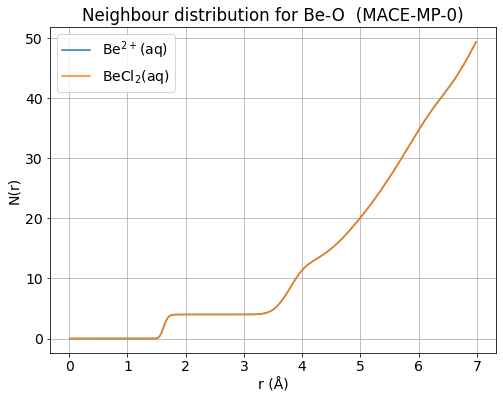
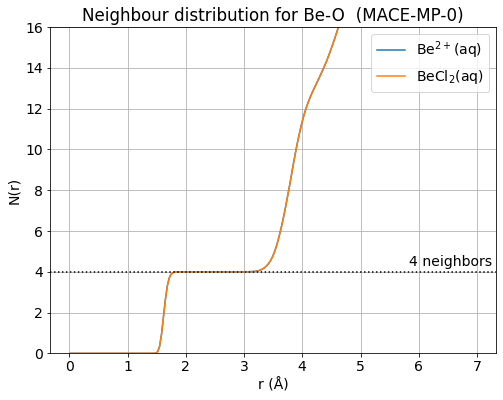
Unified diff of the notebook cell whose output changed from the first chart to the second:
--- before
+++ after
@@ -2,8 +2,19 @@
 for key, data in MP0_data.items():
     ax.plot(data['# Distance / pm']/100, data['  Integral'], label=key)
+
+y = 4
+ax.axhline(4, 0, color='black', linestyle=':')
+plt.annotate(
+    f"{y} neighbors",
+    xy=(1-0.01, y+0.5),
+    xycoords=('axes fraction', 'data'),
+    ha='right',
+    va='center'
+)
+
 ax.set_title(f'Neighbour distribution for Be-O  (MACE-MP-0)')
 ax.set_xlabel('r (Å)')
 ax.set_ylabel('N(r)')
-#ax.set_ylim(0, 20)
+ax.set_ylim(0, 16)
 ax.grid()
 ax.legend()

Commit: changed N(r) y-scale